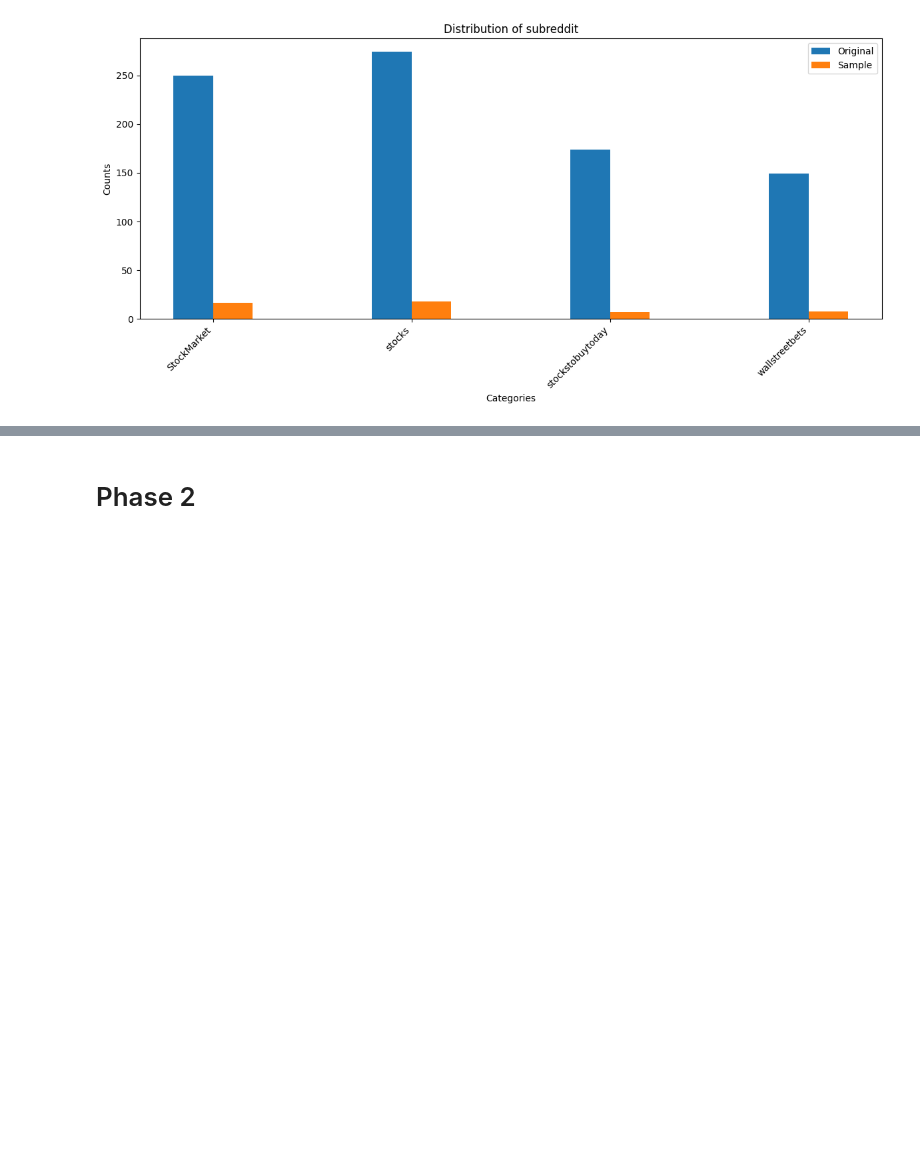
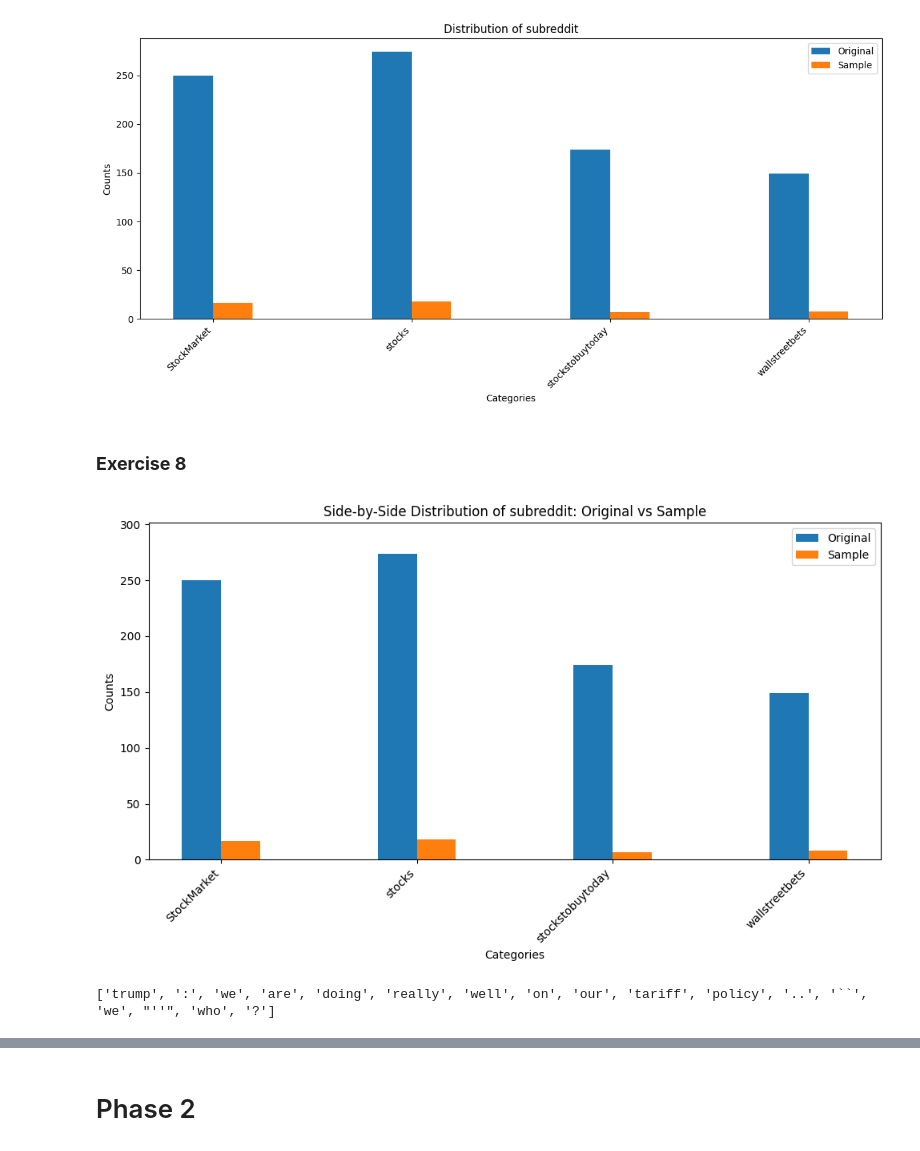
Before and after one commit to Magui4321/DM2025-Lab1-Exercise, a Jupyter notebook: DM2025-Lab1-Homework.ipynb, the cells around one changed output, grey strips where cells are left out. Cells and saved outputs as stored; diff of their text form; code cells hidden in the pictures; blank space fills up the shorter version.

```diff
--- a/DM2025-Lab1-Homework.ipynb
+++ b/DM2025-Lab1-Homework.ipynb
@@ -428,3 +429,33 @@ plt.tight_layout()
 plt.show()
 # %% [output]
 [figure]
+# %% [markdown]
+### **Exercise 8**
+# %%
+cat_col = 'subreddit'
+
+orig_counts = df_clean[cat_col].value_counts()
+sample_counts = X_sample[cat_col].value_counts()
+all_categories = orig_counts.index.union(sample_counts.index)
+orig_counts = orig_counts.reindex(all_categories, fill_value=0)
+sample_counts = sample_counts.reindex(all_categories, fill_value=0)
+# %%
+bar_width = 0.20
+index = np.arange(len(all_categories))
+
+y_max = max(orig_counts.max(), sample_counts.max()) * 1.1
+
+plt.figure(figsize=(10,6))
+plt.bar(index, orig_counts.values, bar_width, label='Original')
+plt.bar(index + bar_width, sample_counts.values, bar_width, label='Sample')
+
+plt.xlabel('Categories')
+plt.ylabel('Counts')
+plt.title(f'Side-by-Side Distribution of {cat_col}: Original vs Sample')
+plt.xticks(index + bar_width/2, all_categories, rotation=45, ha='right')
+plt.ylim(0, y_max)
+plt.legend()
+plt.tight_layout()
+plt.show()
+# %% [output]
+[figure, added]
@@ -430,0 +479,6 @@ plt.show()
+# %%
+X_sample = X_sample.reset_index(drop=True)
+first_row_tokens = list(X_sample.loc[0, 'unigrams'])
+print(first_row_tokens)
+# %% [output]
+['trump', ':', 'we', 'are', 'doing', 'really', 'well', 'on', 'our', 'tariff', 'policy', '..', '``', 'we', "''", 'who', '?']
```
Also changed, not shown: parts of 13 cells of this notebook.
